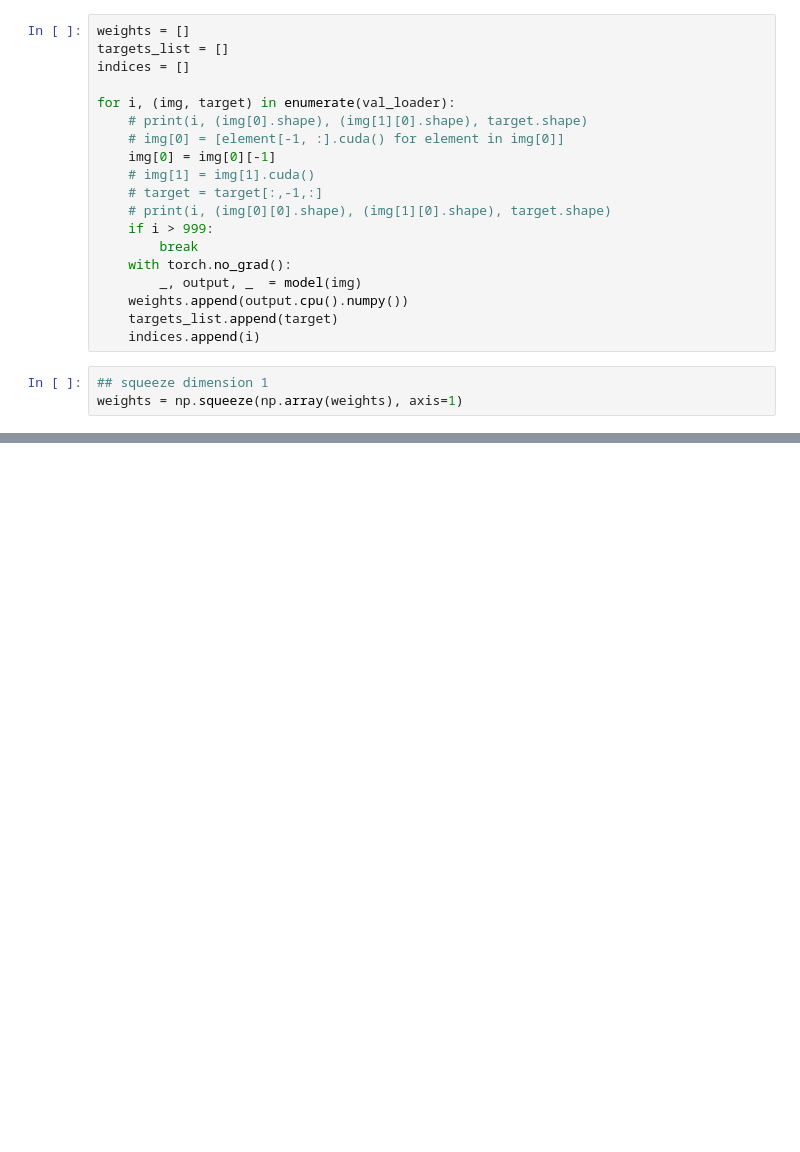
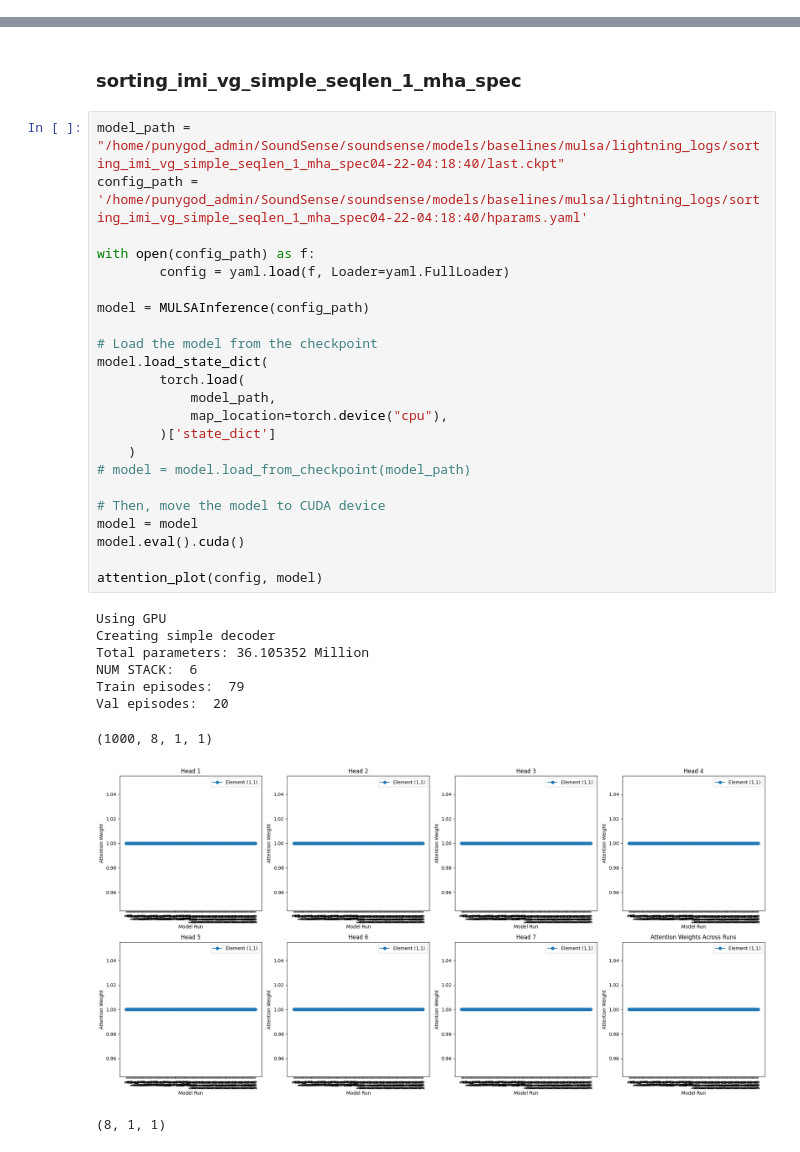
Before and after one commit to praveenVnktsh/soundsense, a Jupyter notebook: analysis/attention_weights.ipynb, the cells around one changed output, grey strips where cells are left out. Cells and saved outputs as stored; diff of their text form; blank space fills up the shorter version.

```diff
--- a/analysis/attention_weights.ipynb
+++ b/analysis/attention_weights.ipynb
@@ -93,22 +26,0 @@ Val episodes:  20
-# %%
-weights = []
-targets_list = []
-indices = []
-
-for i, (img, target) in enumerate(val_loader):
-    # print(i, (img[0].shape), (img[1][0].shape), target.shape)
-    # img[0] = [element[-1, :].cuda() for element in img[0]]
-    img[0] = img[0][-1]
-    # img[1] = img[1].cuda()
-    # target = target[:,-1,:]
-    # print(i, (img[0][0].shape), (img[1][0].shape), target.shape)
-    if i > 999:
-        break
-    with torch.no_grad():
-        _, output, _  = model(img)
-    weights.append(output.cpu().numpy())
-    targets_list.append(target)
-    indices.append(i)
-# %%
-## squeeze dimension 1
-weights = np.squeeze(np.array(weights), axis=1)
@@ -216,0 +165,35 @@ visualize_attention(attention_weights)
+# %% [markdown]
+### sorting_imi_vg_simple_seqlen_1_mha_spec
+# %%
+model_path = "/home/punygod_admin/SoundSense/soundsense/models/baselines/mulsa/lightning_logs/sorting_imi_vg_simple_seqlen_1_mha_spec04-22-04:18:40/last.ckpt"
+config_path = '/home/punygod_admin/SoundSense/soundsense/models/baselines/mulsa/lightning_logs/sorting_imi_vg_simple_seqlen_1_mha_spec04-22-04:18:40/hparams.yaml'
+
+with open(config_path) as f:
+        config = yaml.load(f, Loader=yaml.FullLoader)
+
+model = MULSAInference(config_path)
+
+# Load the model from the checkpoint
+model.load_state_dict(
+        torch.load(
+            model_path,
+            map_location=torch.device("cpu"),
+        )['state_dict']
+    )
+# model = model.load_from_checkpoint(model_path)
+
+# Then, move the model to CUDA device
+model = model
+model.eval().cuda()
+
+attention_plot(config, model)
+# %% [output]
+Using GPU
+Creating simple decoder
+Total parameters: 36.105352 Million
+NUM STACK:  6
+Train episodes:  79
+Val episodes:  20
+(1000, 8, 1, 1)
+[figure, added]
+(8, 1, 1)
```
Also changed, not shown: parts of 21 cells of this notebook, 20 other files.
